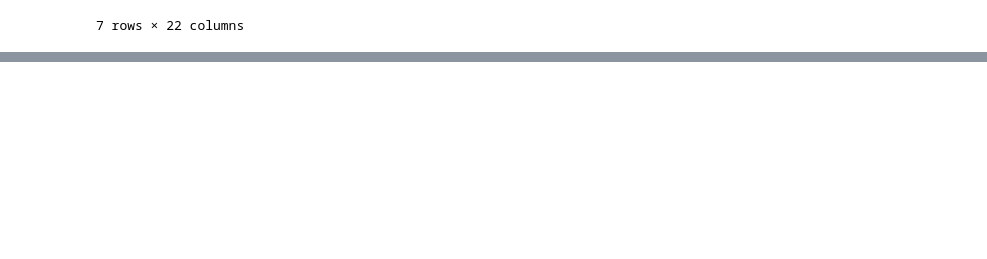
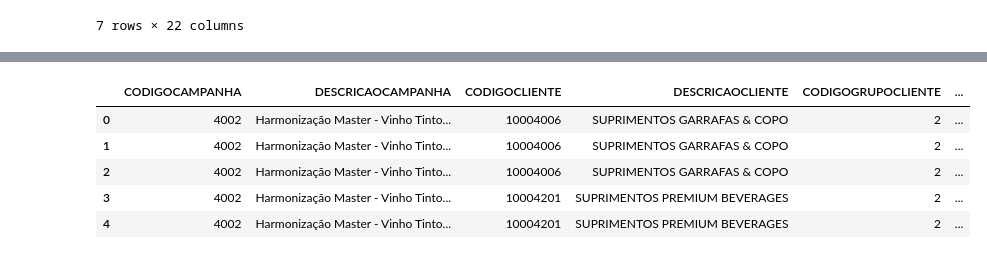
Before and after one commit to IvanSSantana/data-analysis-py, a Jupyter notebook: projeto_automacao_auditoria/notebook/exploracao_campanha.ipynb, the cells around one changed output, grey strips where cells are left out. Saved outputs shown, nothing was run; the diff lists cells and outputs as text; code cells hidden in the pictures; blank space fills up the shorter version.

```diff
--- a/projeto_automacao_auditoria/notebook/exploracao_campanha.ipynb
+++ b/projeto_automacao_auditoria/notebook/exploracao_campanha.ipynb
@@ -121,0 +142,9 @@ validacao_campanha_dados_apurados[validacao_campanha_dados_apurados["VALIDAÇÃO
+# %%
+campanha_detalhamento = (
+    relatorio_campanha_detalhamento.groupby(["CODIGOCLIENTE", "CODIGOPRODUTO"])
+    ["VOLUME"]
+    .sum()
+    .reset_index()
+)
+
+campanha_detalhamento.head()
@@ -121,0 +158,16 @@ validacao_campanha_dados_apurados[validacao_campanha_dados_apurados["VALIDAÇÃO
+# %%
+validacao_premiacao = pd.merge(
+    relatorio_campanha_premiacao,
+    campanha_detalhamento,
+    how="left",
+    on=["CODIGOCLIENTE", "CODIGOPRODUTO"]
+)
+
+validacao_premiacao.head()
+# %% [output]
+|  | CODIGOCAMPANHA | DESCRICAOCAMPANHA | CODIGOCLIENTE | DESCRICAOCLIENTE | CODIGOGRUPOCLIENTE | ... |
+| 0 | 4002 | Harmonização Master - Vinho Tinto... | 10004006 | SUPRIMENTOS GARRAFAS & COPO | 2 | ... |
+| 1 | 4002 | Harmonização Master - Vinho Tinto... | 10004006 | SUPRIMENTOS GARRAFAS & COPO | 2 | ... |
+| 2 | 4002 | Harmonização Master - Vinho Tinto... | 10004006 | SUPRIMENTOS GARRAFAS & COPO | 2 | ... |
+| 3 | 4002 | Harmonização Master - Vinho Tinto... | 10004201 | SUPRIMENTOS PREMIUM BEVERAGES | 2 | ... |
+| 4 | 4002 | Harmonização Master - Vinho Tinto... | 10004201 | SUPRIMENTOS PREMIUM BEVERAGES | 2 | ... |
```
Also changed, not shown: parts of 7 cells of this notebook, 1 other file.
